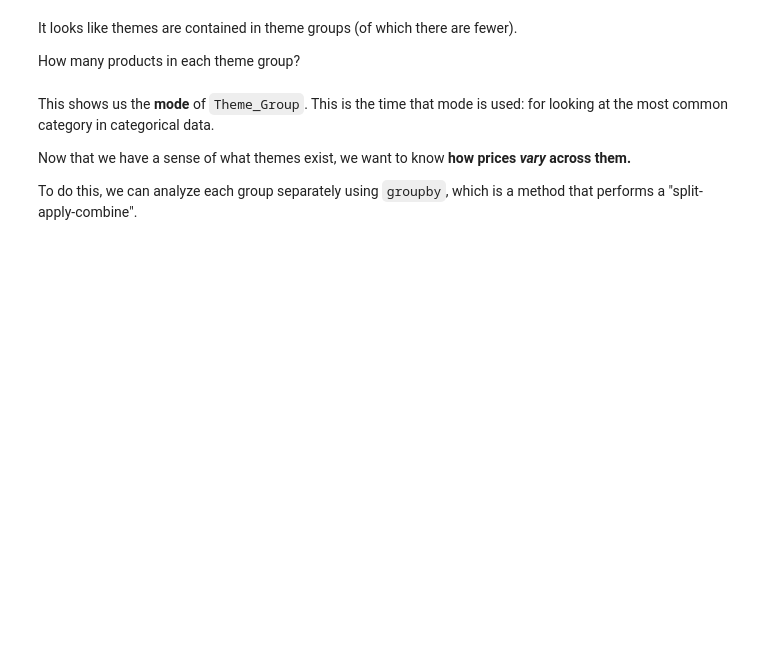
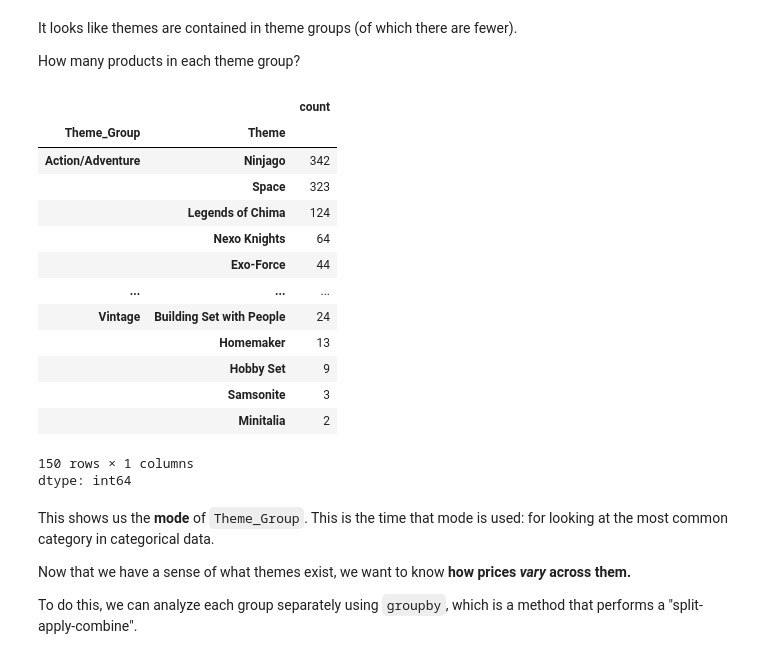
Before and after one commit to jelenavasic009-png/DSB-Unit-02, a Jupyter notebook: 02 - Exploring and Joining/03-descriptive-statistics-data-joins-in-pandas.ipynb, the cells around one changed output. Drawn from its saved outputs; the diff is of its cells as text; code cells hidden in the pictures; blank space fills up the shorter version.

```diff
--- a/02 - Exploring and Joining/03-descriptive-statistics-data-joins-in-pandas.ipynb
+++ b/02 - Exploring and Joining/03-descriptive-statistics-data-joins-in-pandas.ipynb
@@ -244,7 +244,23 @@ It looks like themes are contained in theme groups (of which there are fewer).
 
 How many products in each theme group?
 # %%
-lego_df.groupby(["Theme"])
+lego_df.groupby("Theme_Group")["Theme"].value_counts()
+# %% [output]
+|  |  | count |
+| Theme_Group | Theme |  |
+| Action/Adventure | Ninjago | 342 |
+|  | Space | 323 |
+|  | Legends of Chima | 124 |
+|  | Nexo Knights | 64 |
+|  | Exo-Force | 44 |
+| ... | ... | ... |
+| Vintage | Building Set with People | 24 |
+|  | Homemaker | 13 |
+|  | Hobby Set | 9 |
+|  | Samsonite | 3 |
+|  | Minitalia | 2 |
+150 rows × 1 columns
+dtype: int64
 # %% [markdown]
 This shows us the **mode** of `Theme_Group`.  This is the time that mode is used: for looking at the most common category in categorical data.
 
```
